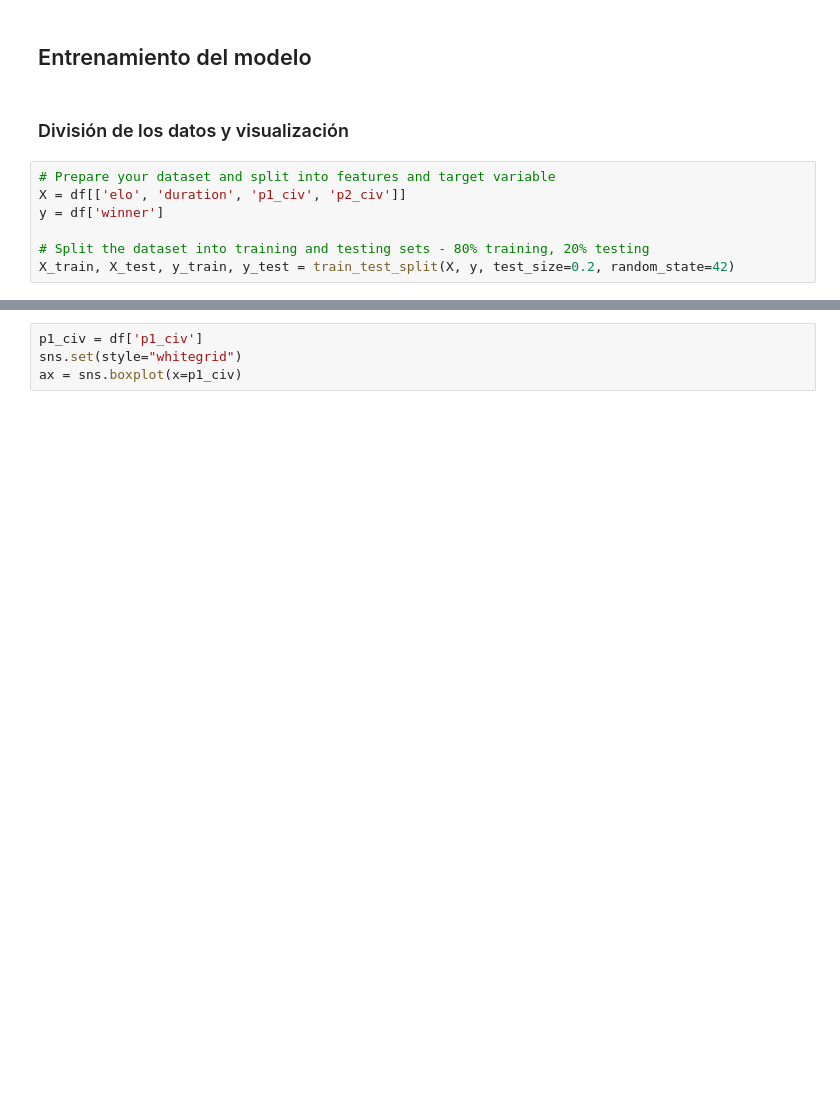
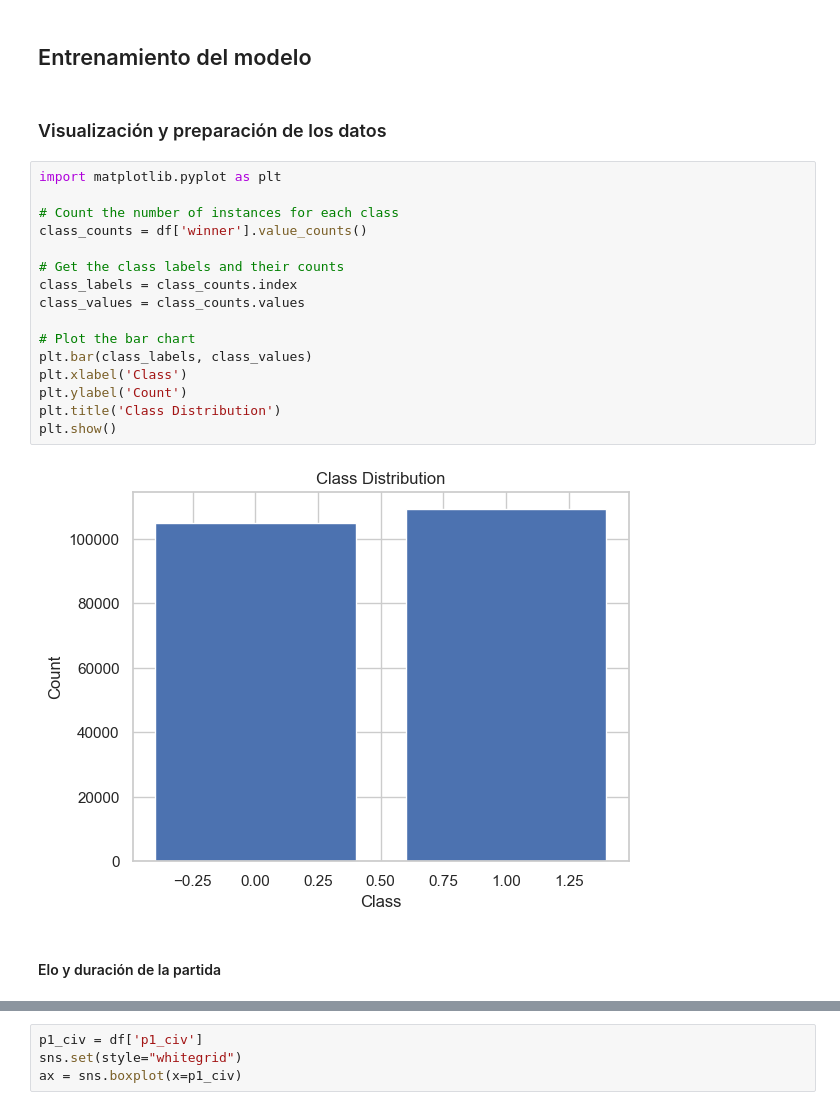
Before and after one commit to DiegoPerdomo0805/proyecto_aoe2, a Jupyter notebook: recommendation.ipynb, the cells around one changed output, grey strips where cells are left out. Drawn from its saved outputs; the diff is of its cells as text; blank space fills up the shorter version.

Commit message:
análisis de lr y dataset completo

```diff
--- a/recommendation.ipynb
+++ b/recommendation.ipynb
@@ -17,14 +18,27 @@ df = pd.read_csv('./aoe_data_clean.csv')
 # %% [markdown]
 ## Entrenamiento del modelo
 # %% [markdown]
-### División de los datos y visualización
+### Visualización y preparación de los datos
-# %%
-# Prepare your dataset and split into features and target variable
-X = df[['elo', 'duration', 'p1_civ', 'p2_civ']]
-y = df['winner']
-
-# Split the dataset into training and testing sets - 80% training, 20% testing
-X_train, X_test, y_train, y_test = train_test_split(X, y, test_size=0.2, random_state=42)
+# %%
+import matplotlib.pyplot as plt
+
+# Count the number of instances for each class
+class_counts = df['winner'].value_counts()
+
+# Get the class labels and their counts
+class_labels = class_counts.index
+class_values = class_counts.values
+
+# Plot the bar chart
+plt.bar(class_labels, class_values)
+plt.xlabel('Class')
+plt.ylabel('Count')
+plt.title('Class Distribution')
+plt.show()
+# %% [output]
+[figure, added]
+# %% [markdown]
+#### Elo y duración de la partida
 # %%
 import seaborn as sns
 
```
Also changed, not shown: parts of 21 cells of this notebook, 2 other files.
